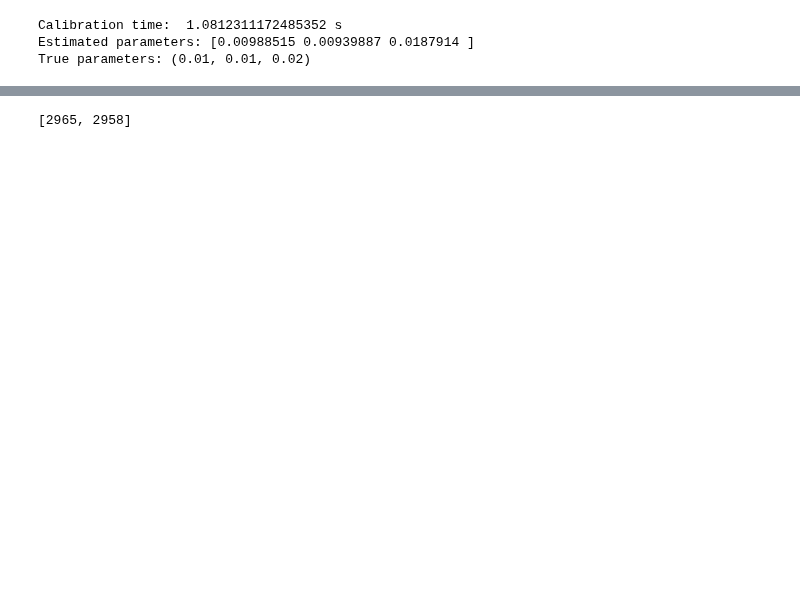
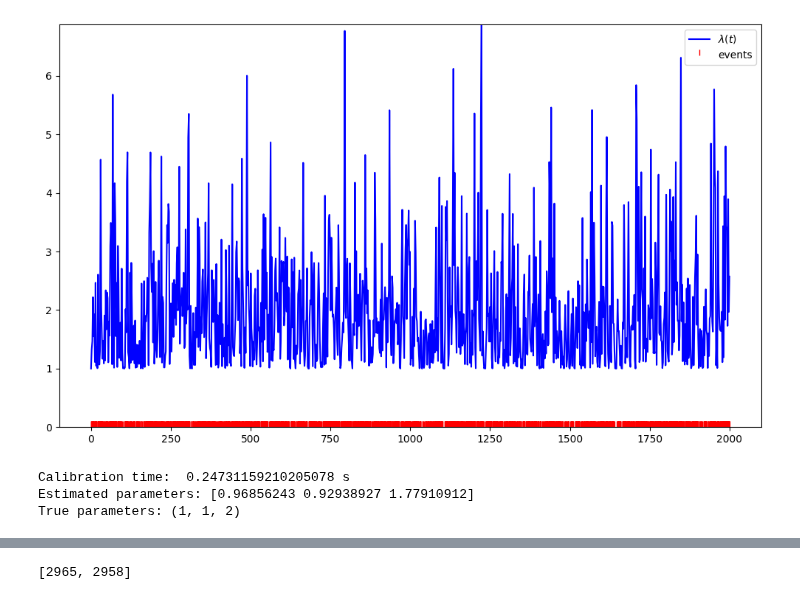
Before and after one commit to gaetanX21/hf-volatility, a Jupyter notebook: src/utils/simulate_gaetan.ipynb, the cells around one changed output, grey strips where cells are left out. Drawn from its saved outputs; the diff is of its cells as text; code cells hidden in the pictures; blank space fills up the shorter version.

```diff
--- a/src/utils/simulate_gaetan.ipynb
+++ b/src/utils/simulate_gaetan.ipynb
@@ -6,19 +6,20 @@ import numpy as np
 from scipy import stats
 import pandas as pd
 # %%
-mu, alpha, beta = 0.01, 0.01, 0.02
+mu, alpha, beta = 1, 1, 2
 theta = (mu, alpha, beta)
 hwk = HawkesProcess(mu, alpha, beta)
-T = 500000
+T = 2000
 events = hwk.simulate(T)
 
-# hwk.plot(events, T)
+hwk.plot(events, T)
 
 cal = HawkesCalibrator(events)
-theta_mle = cal.MLE(timeit=True, x0=theta, method='Nelder-Mead')
+theta_mle = cal.MLE(timeit=True, x0=theta, method='L-BFGS-B')
 print(f'Estimated parameters: {theta_mle}')
 print(f'True parameters: {theta}')
 # %% [output]
+[figure, added]
-Calibration time:  1.0812311172485352 s
-Estimated parameters: [0.00988515 0.00939887 0.0187914 ]
-True parameters: (0.01, 0.01, 0.02)
+Calibration time:  0.24731159210205078 s
+Estimated parameters: [0.96856243 0.92938927 1.77910912]
+True parameters: (1, 1, 2)
```
Also changed, not shown: parts of 2 cells of this notebook, 1 other file.
